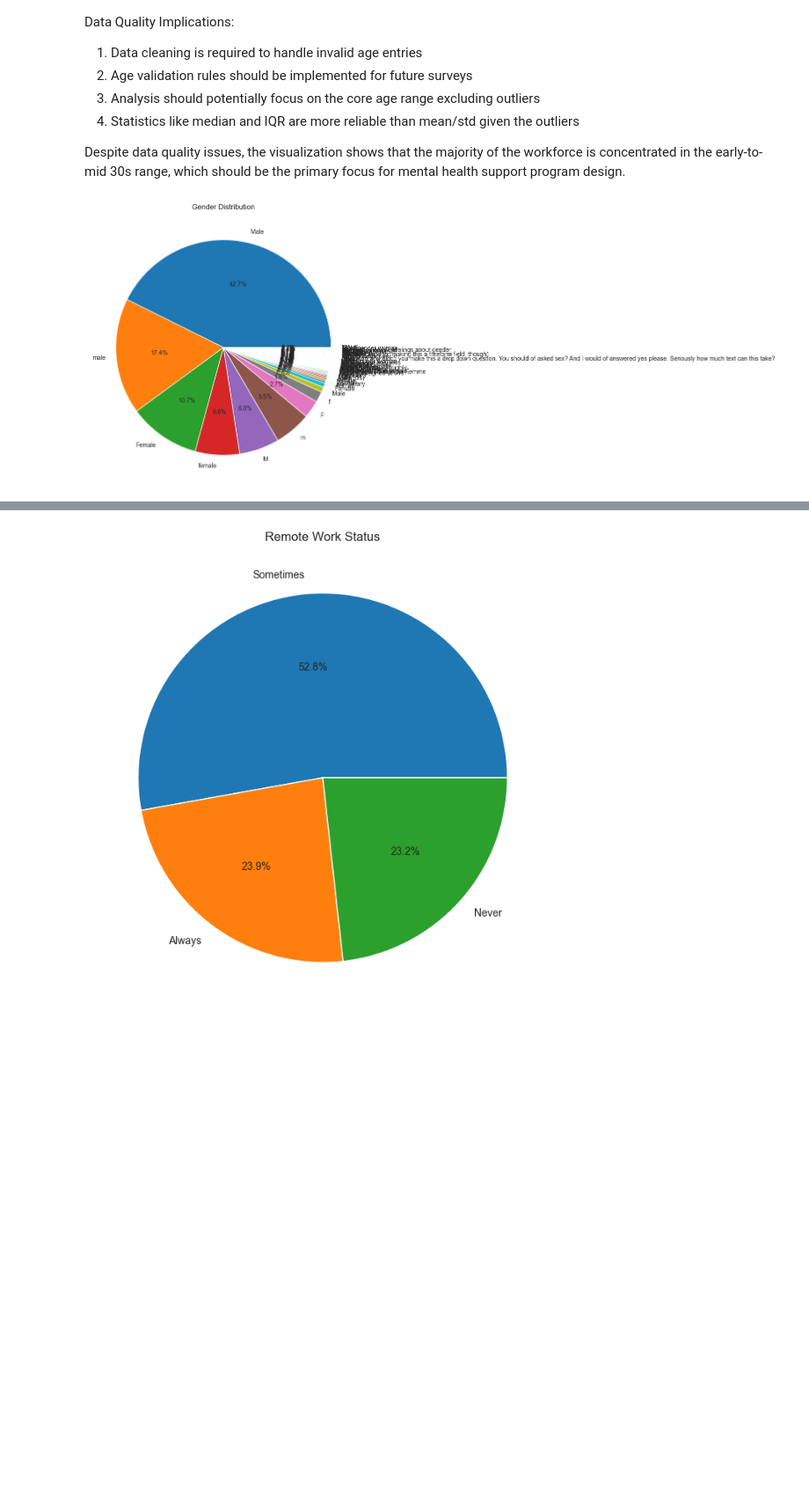
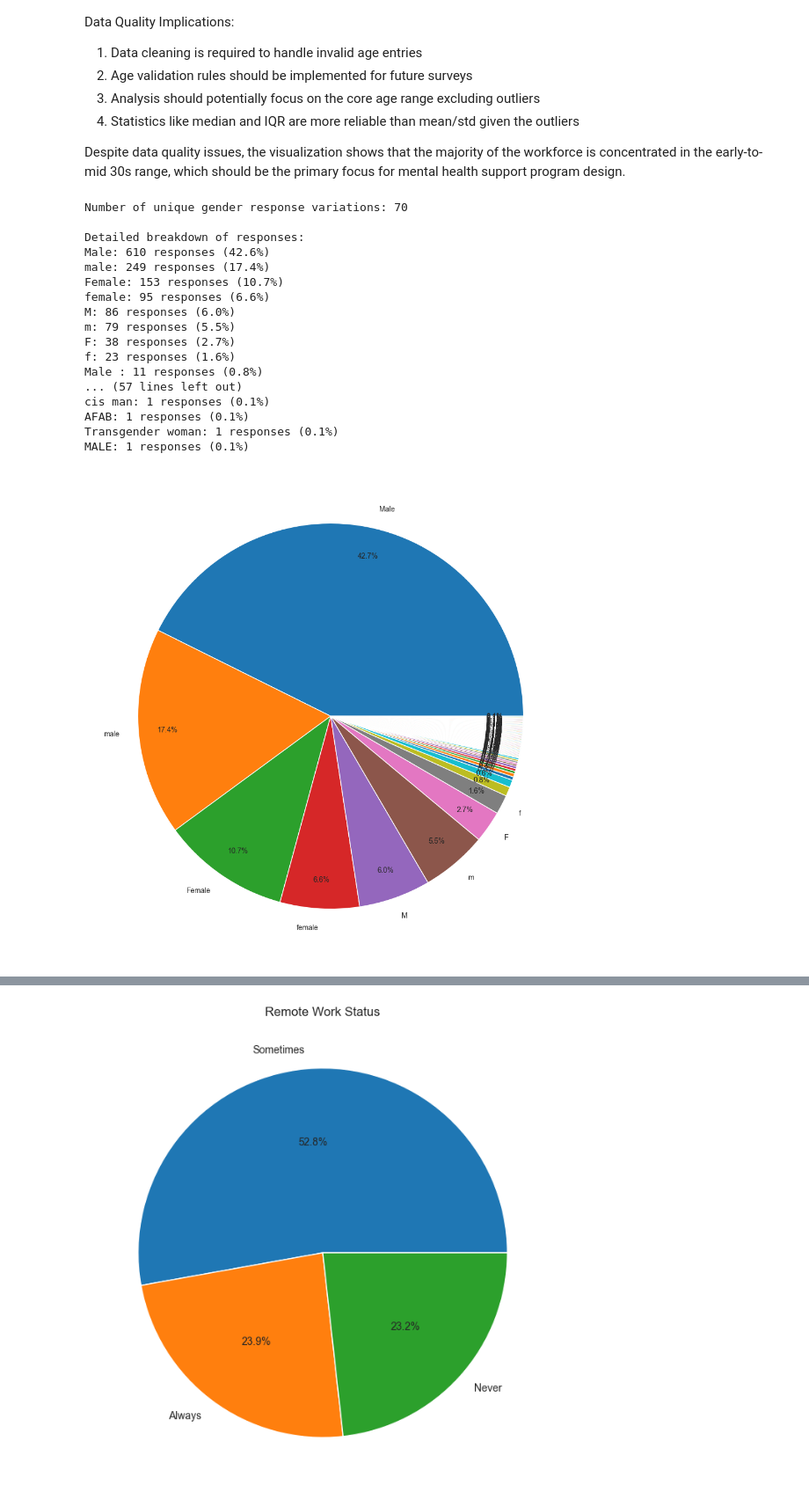
Before and after one commit to KonradKlein91/ml_unservised_learning, a Jupyter notebook: main.ipynb, the cells around one changed output, grey strips where cells are left out. Shown at 88% size. Saved outputs shown, nothing was run; the diff lists cells and outputs as text; code cells hidden in the pictures; blank space fills up the shorter version.

```diff
--- a/main.ipynb
+++ b/main.ipynb
@@ -194,12 +193,43 @@ Despite data quality issues, the visualization shows that the majority of the wo
 is concentrated in the early-to-mid 30s range, which should be the primary focus for
 mental health support program design.
 # %%
-# Gender breakdown
+# Gender breakdown analysis
 gender_counts = df['What is your gender?'].value_counts()
-plt.figure(figsize=(8, 8))
-plt.pie(gender_counts.values, labels=gender_counts.index, autopct='%1.1f%%')
-plt.title('Gender Distribution')
+
+# Count unique variations
+num_variations = len(gender_counts)
+
+# Create visualization
+plt.figure(figsize=(12, 12))
+plt.pie(gender_counts.values,
+       labels=[label if i < 8 else '' for i, label in enumerate(gender_counts.index)],
+       autopct='%1.1f%%',
+       pctdistance=0.85)
+
+# Print detailed counts
+print(f"Number of unique gender response variations: {num_variations}")
+print("\nDetailed breakdown of responses:")
+for gender, count in gender_counts.items():
+   print(f"{gender}: {count} responses ({count/len(df)*100:.1f}%)")
+
 plt.show()
 # %% [output]
+Number of unique gender response variations: 70
+
+Detailed breakdown of responses:
+Male: 610 responses (42.6%)
+male: 249 responses (17.4%)
+Female: 153 responses (10.7%)
+female: 95 responses (6.6%)
+M: 86 responses (6.0%)
+m: 79 responses (5.5%)
+F: 38 responses (2.7%)
+f: 23 responses (1.6%)
+Male : 11 responses (0.8%)
+... (57 lines left out)
+cis man: 1 responses (0.1%)
+AFAB: 1 responses (0.1%)
+Transgender woman: 1 responses (0.1%)
+MALE: 1 responses (0.1%)
-[figure, old version]
+[figure, new version]
 # %% [markdown]
```
Also changed, not shown: parts of 7 cells of this notebook.
